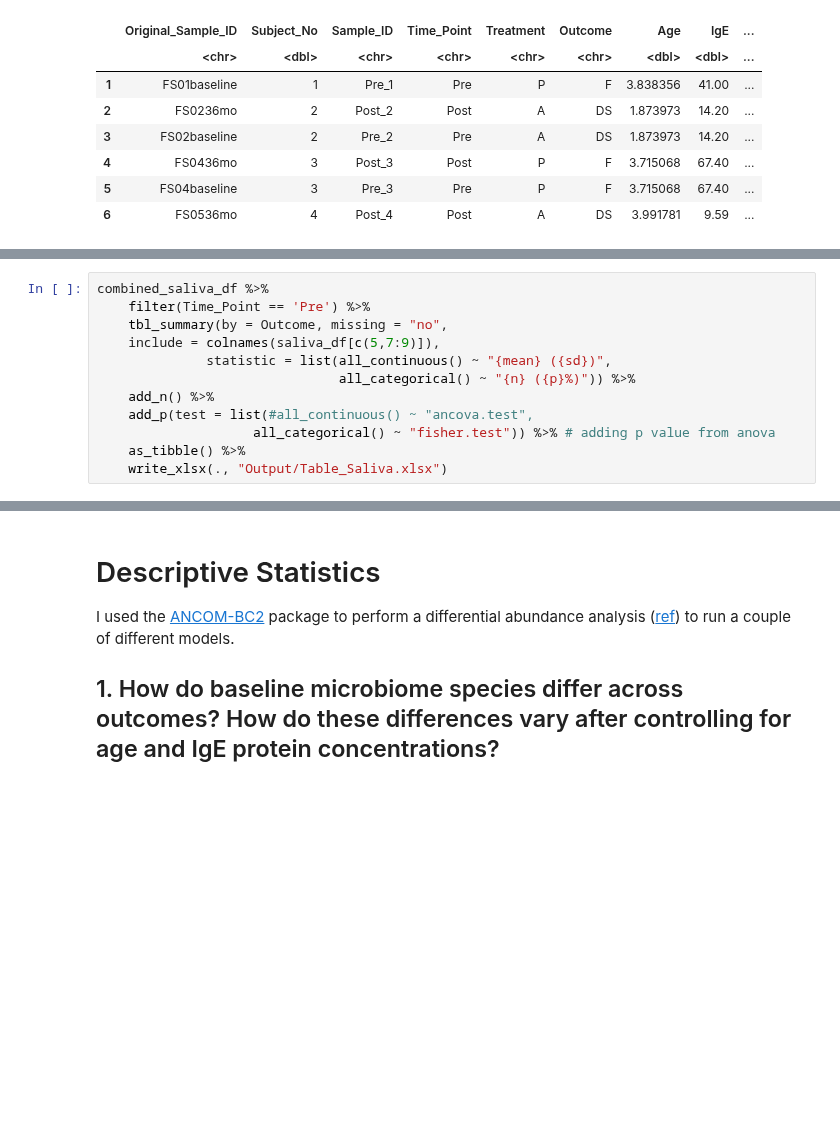
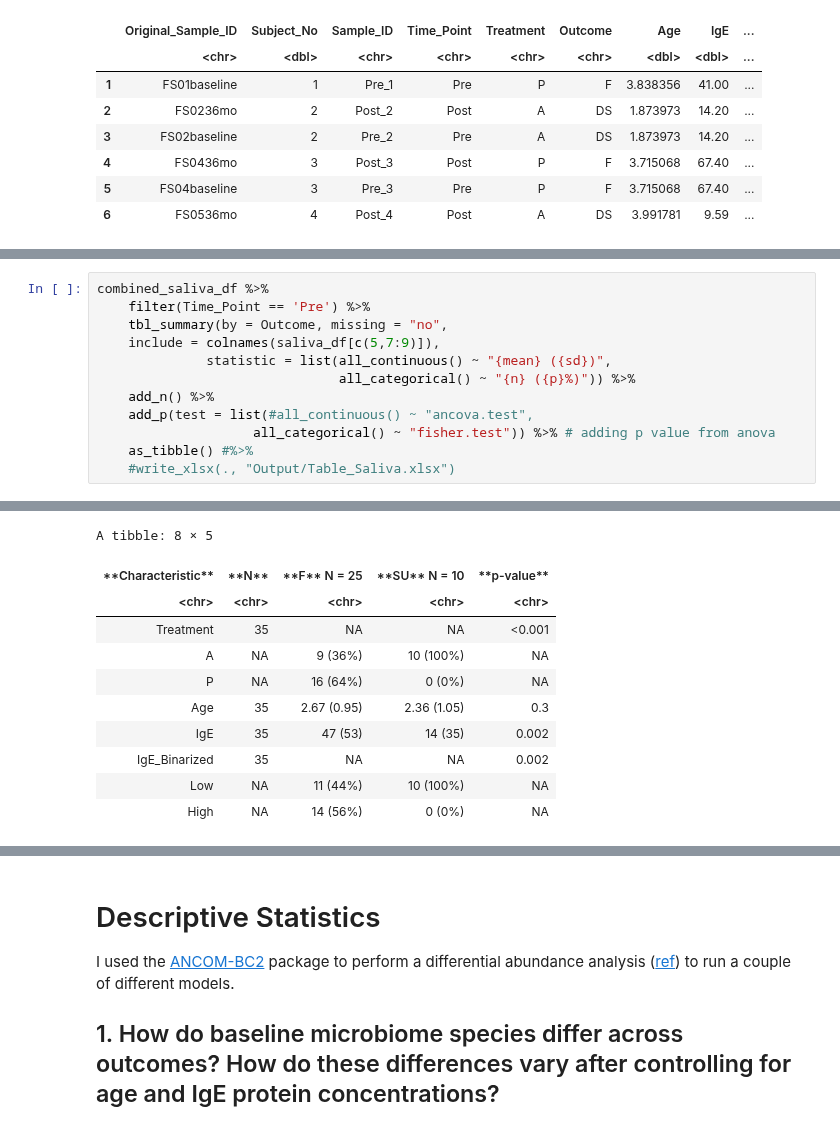
Before and after one commit to Ragerlab/P1013.-Microbiome-Peanut-Allergy, a Jupyter notebook: 1. Descriptive Statistics/Descriptive Statistics.ipynb, the cells around one changed output, grey strips where cells are left out. Saved outputs shown, nothing was run; the diff lists cells and outputs as text; blank space fills up the shorter version.

```diff
--- a/1. Descriptive Statistics/Descriptive Statistics.ipynb
+++ b/1. Descriptive Statistics/Descriptive Statistics.ipynb
@@ -143,8 +103,8 @@ combined_saliva_df %>%
     add_n() %>%
     add_p(test = list(#all_continuous() ~ "ancova.test",
                     all_categorical() ~ "fisher.test")) %>% # adding p value from anova
-    as_tibble() %>%
-    write_xlsx(., "Output/Table_Saliva.xlsx")
+    as_tibble() #%>%
+    #write_xlsx(., "Output/Table_Saliva.xlsx")
 # %% [output]
 The following warnings were returned during `add_p()`:
 ! For variable `Age` (`Outcome`) and "estimate", "statistic", "p.value",
@@ -157,6 +119,17 @@ The following warnings were returned during `add_p()`:
 ! For variable `IgE` (`Outcome`) and "estimate", "statistic", "p.value",
   "conf.low", and "conf.high" statistics: cannot compute exact confidence
   intervals with ties
+A tibble: 8 × 5
+| **Characteristic** | **N** | **F** N = 25 | **SU** N = 10 | **p-value** |
+| <chr> | <chr> | <chr> | <chr> | <chr> |
+| Treatment | 35 | NA | NA | <0.001 |
+| A | NA | 9 (36%) | 10 (100%) | NA |
+| P | NA | 16 (64%) | 0 (0%) | NA |
+| Age | 35 | 2.67 (0.95) | 2.36 (1.05) | 0.3 |
+| IgE | 35 | 47 (53) | 14 (35) | 0.002 |
+| IgE_Binarized | 35 | NA | NA | 0.002 |
+| Low | NA | 11 (44%) | 10 (100%) | NA |
+| High | NA | 14 (56%) | 0 (0%) | NA |
 # %%
 combined_stool_df %>%
     filter(Time_Point == 'Pre') %>%
```
Also changed, not shown: parts of 31 cells of this notebook.
